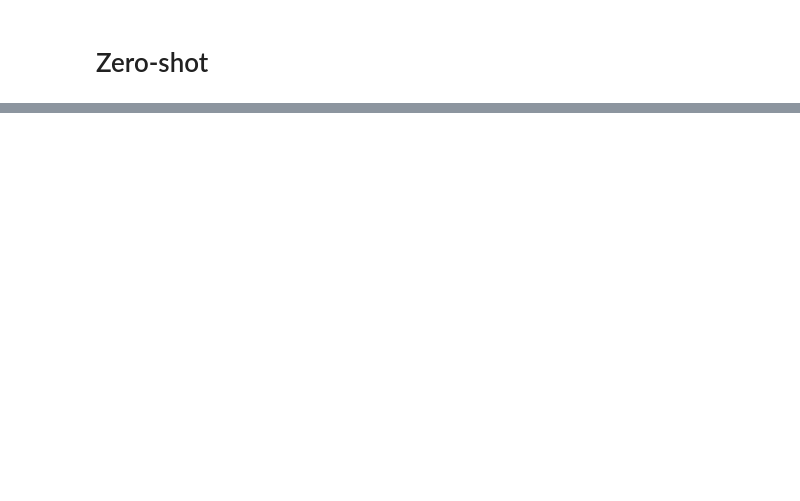
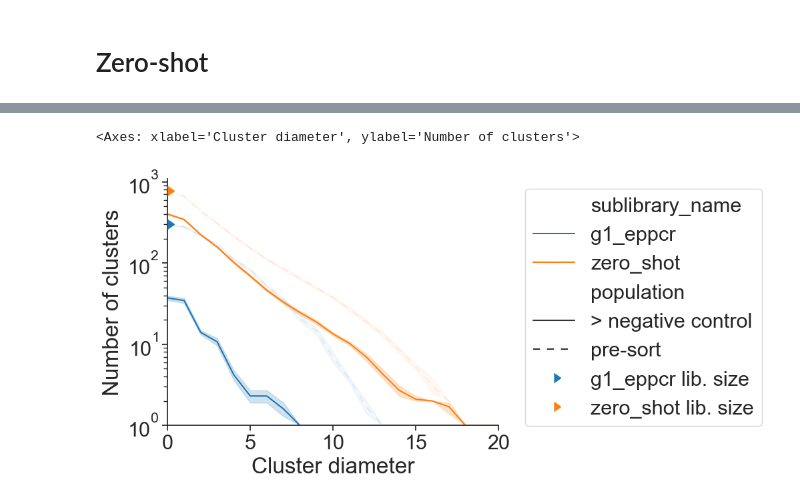
Before and after one commit to google-deepmind/nuclease_design, a Jupyter notebook: notebooks/compute_sequence_clusters.ipynb, the cells around one changed output, grey strips where cells are left out. Drawn from its saved outputs; the diff is of its cells as text; code cells hidden in the pictures; blank space fills up the shorter version.

```diff
--- a/notebooks/compute_sequence_clusters.ipynb
+++ b/notebooks/compute_sequence_clusters.ipynb
@@ -227,11 +228,14 @@ num_clusters_zero_shot_df.head()
 # %%
 # sanity check with plot
 
-plotting.make_diversity_overlay_plot(
+plotting.plot_diversity_overlay(
     num_clusters_zero_shot_df,
     '> negative control',
     'sublibrary_name',
     ['g1_eppcr', 'zero_shot'],
     palette=[plotting.EPPCR_COLOR, plotting.ML_COLOR],
     xticks_max=21,
 )
+# %% [output]
+<Axes: xlabel='Cluster diameter', ylabel='Number of clusters'>
+[figure, added]
```
Also changed, not shown: parts of 8 cells of this notebook.
